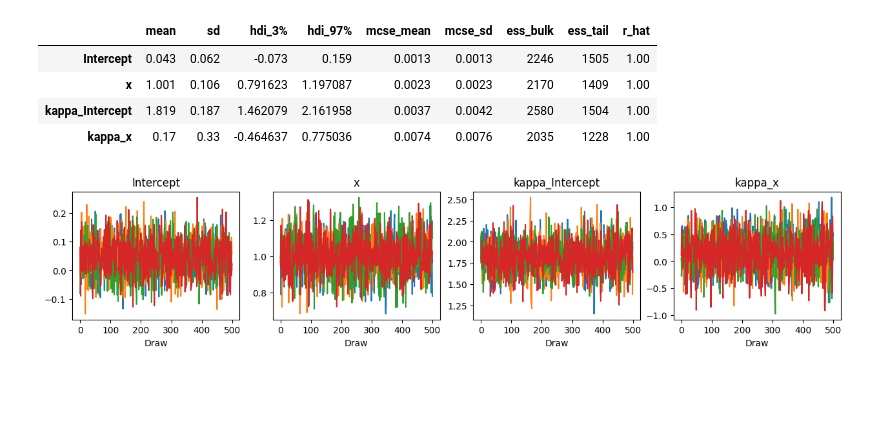
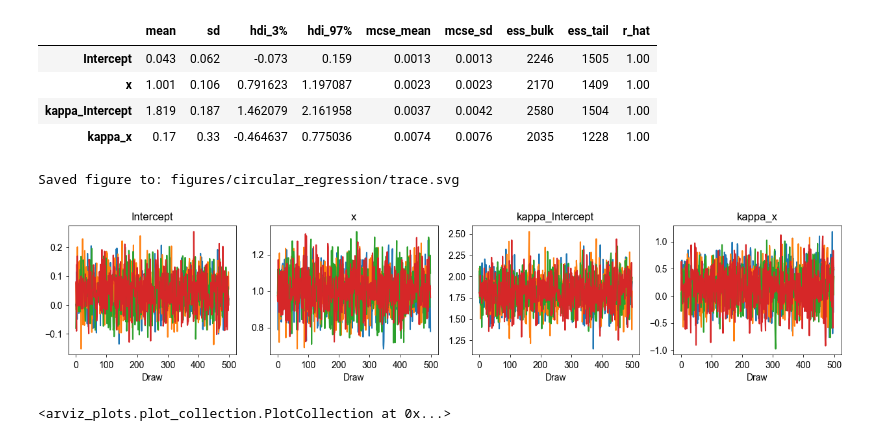
Before and after one commit to jgraving/unwrap, a Jupyter notebook: notebooks/circular_regression.ipynb, the cells around one changed output. Saved outputs shown, nothing was run; the diff lists cells and outputs as text; code cells hidden in the pictures; blank space fills up the shorter version.

```diff
--- a/notebooks/circular_regression.ipynb
+++ b/notebooks/circular_regression.ipynb
@@ -176,10 +157,15 @@ Divergences: 0
 | x | 1.001 | 0.106 | 0.791623 | 1.197087 | 0.0023 | 0.0023 | 2170 | 1409 | 1.00 |
 | kappa_Intercept | 1.819 | 0.187 | 1.462079 | 2.161958 | 0.0037 | 0.0042 | 2580 | 1504 | 1.00 |
 | kappa_x | 0.17 | 0.33 | -0.464637 | 0.775036 | 0.0074 | 0.0076 | 2035 | 1228 | 1.00 |
-# %%
-plots.plot_trace(idata, parameters)
-# %% [output]
-[figure, removed]
+# %%
+# Posterior traces for the four parameters (ArviZ trace plot; the figure is
+# saved under figures/circular_regression/).
+plots.plot_trace(idata, parameters,
+                 save_path="figures/circular_regression/trace.svg")
+# %% [output]
+Saved figure to: figures/circular_regression/trace.svg
+[figure, added]
+<arviz_plots.plot_collection.PlotCollection at 0x...>
 # %% [markdown]
 ## 4. Interpret predictions on the circle
 
```
Also changed, not shown: parts of 18 cells of this notebook.
